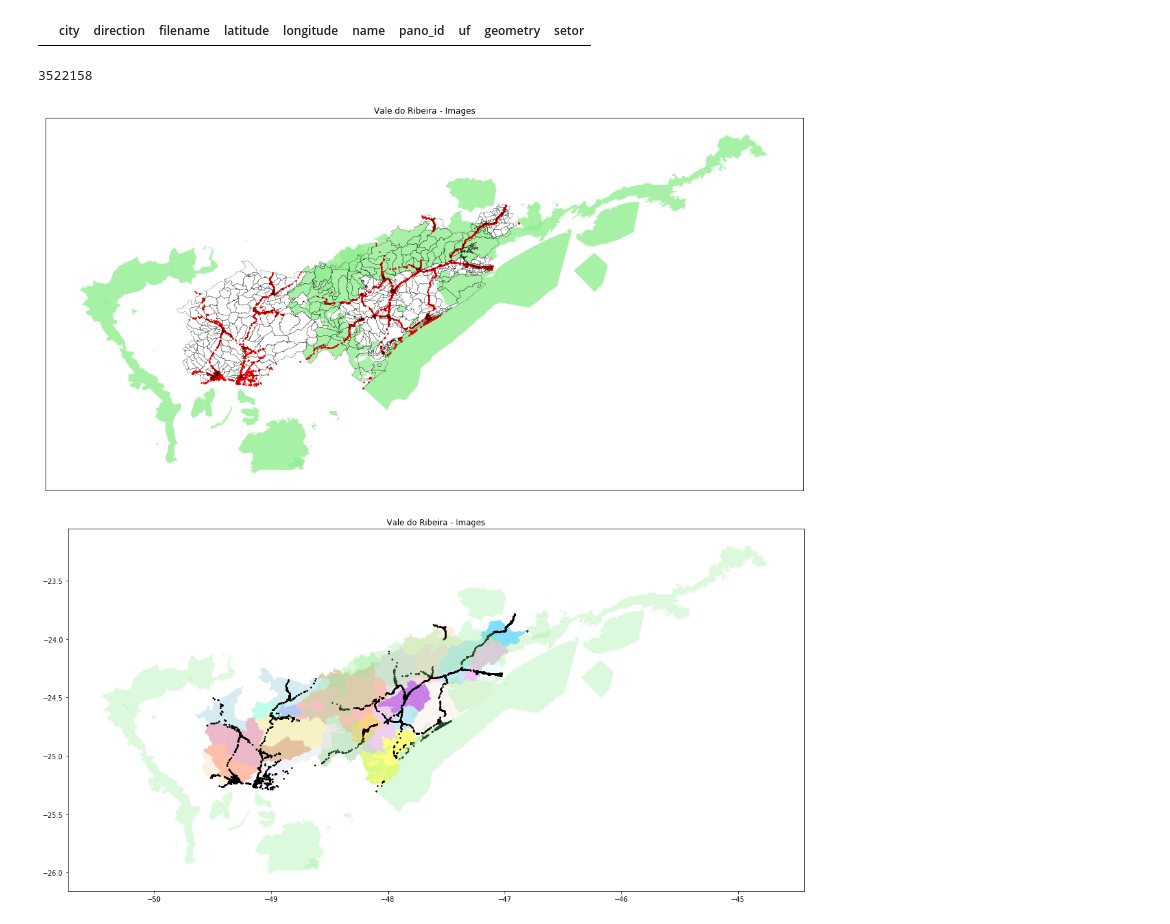
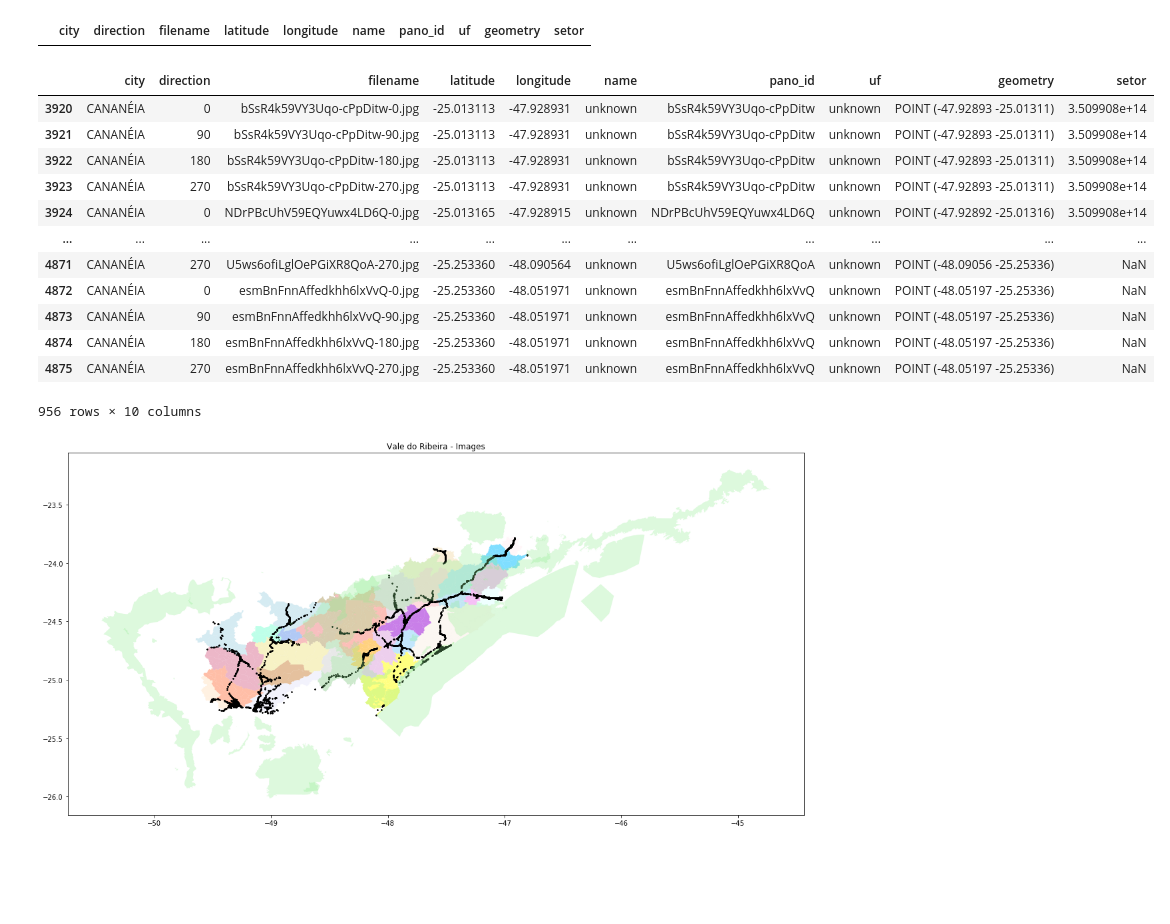
Before and after one commit to PARSECworld/streetsValeRibeira, a Jupyter notebook: street_crawler/2_StreetsImagesAnalysisPlots.ipynb, the cells around one changed output. Saved outputs shown, nothing was run; the diff lists cells and outputs as text; code cells hidden in the pictures; blank space fills up the shorter version.

```diff
--- a/street_crawler/2_StreetsImagesAnalysisPlots.ipynb
+++ b/street_crawler/2_StreetsImagesAnalysisPlots.ipynb
@@ -119,35 +124,23 @@ city_dots = geo[geo['city'] == 'BARRA DO CHAPÉU']
 city_dots
 # %% [output]
 |  | city | direction | filename | latitude | longitude | name | pano_id | uf | geometry | setor |
-# %%
-city_codes['ITAÓCA']
-# %% [output]
-3522158
-# %%
-fig, axs= plt.subplots(figsize=(20, 10))
-plt.title('Vale do Ribeira - Images')
-
-#colors = ['lightblue','lightgray','orange', 'yellow', 'salmon', 'linen'', 'cornsilk', 'lightcoral', 'cornflowerblue', 'lightcyan', 'plum', 'lightpink', 'deepskyblue', 'skyblue', 'lightskyblue', 'violet', 'darkviolet', 'aquamarine', 'lavenderblush', 'thistle', 'wheat', 'khaki', 'lavender', 'palevioletred', 'bisque', 'coral', 'peru']
-vr = gpd.read_file('../raw_data/shapefiles/vale_ribeira.dbf')
-uc = gpd.read_file('../raw_data/shapefiles/UnidadesConservação/ucs_filtradas.shx')
-
-vr.boundary.plot(edgecolor='black', ax=axs, linewidth=0.23) #contourn
-uc_plot = uc.plot(ax=axs, color='lightgreen', alpha=0.8)
-
-for city in geo['city'].unique():
-    city_dots = geo[geo['city'] == city]
-    #print(city)
-    city_area = vale[vale['CD_GEOCODM'] == str(city_codes[city])]
-
-    #area_plot = city_area.plot(ax=axs, color='white', alpha=0.5, edgecolor='black')
-    images_plot = city_dots.plot(ax=axs, markersize=0.8, color='red')
-
-axs.axes.get_xaxis().set_visible(False)
-axs.axes.get_yaxis().set_visible(False)
-axs.set_aspect('equal')
-#plot_colorbar(axs)
-# %% [output]
-[figure, removed]
+# %%
+city_dots = geo[geo['city'] == 'CANANÉIA']
+city_dots
+# %% [output]
+|  | city | direction | filename | latitude | longitude | name | pano_id | uf | geometry | setor |
+| 3920 | CANANÉIA | 0 | bSsR4k59VY3Uqo-cPpDitw-0.jpg | -25.013113 | -47.928931 | unknown | bSsR4k59VY3Uqo-cPpDitw | unknown | POINT (-47.92893 -25.01311) | 3.509908e+14 |
+| 3921 | CANANÉIA | 90 | bSsR4k59VY3Uqo-cPpDitw-90.jpg | -25.013113 | -47.928931 | unknown | bSsR4k59VY3Uqo-cPpDitw | unknown | POINT (-47.92893 -25.01311) | 3.509908e+14 |
+| 3922 | CANANÉIA | 180 | bSsR4k59VY3Uqo-cPpDitw-180.jpg | -25.013113 | -47.928931 | unknown | bSsR4k59VY3Uqo-cPpDitw | unknown | POINT (-47.92893 -25.01311) | 3.509908e+14 |
+| 3923 | CANANÉIA | 270 | bSsR4k59VY3Uqo-cPpDitw-270.jpg | -25.013113 | -47.928931 | unknown | bSsR4k59VY3Uqo-cPpDitw | unknown | POINT (-47.92893 -25.01311) | 3.509908e+14 |
+| 3924 | CANANÉIA | 0 | NDrPBcUhV59EQYuwx4LD6Q-0.jpg | -25.013165 | -47.928915 | unknown | NDrPBcUhV59EQYuwx4LD6Q | unknown | POINT (-47.92892 -25.01316) | 3.509908e+14 |
+| ... | ... | ... | ... | ... | ... | ... | ... | ... | ... | ... |
+| 4871 | CANANÉIA | 270 | U5ws6ofiLglOePGiXR8QoA-270.jpg | -25.253360 | -48.090564 | unknown | U5ws6ofiLglOePGiXR8QoA | unknown | POINT (-48.09056 -25.25336) | NaN |
+| 4872 | CANANÉIA | 0 | esmBnFnnAffedkhh6lxVvQ-0.jpg | -25.253360 | -48.051971 | unknown | esmBnFnnAffedkhh6lxVvQ | unknown | POINT (-48.05197 -25.25336) | NaN |
+| 4873 | CANANÉIA | 90 | esmBnFnnAffedkhh6lxVvQ-90.jpg | -25.253360 | -48.051971 | unknown | esmBnFnnAffedkhh6lxVvQ | unknown | POINT (-48.05197 -25.25336) | NaN |
+| 4874 | CANANÉIA | 180 | esmBnFnnAffedkhh6lxVvQ-180.jpg | -25.253360 | -48.051971 | unknown | esmBnFnnAffedkhh6lxVvQ | unknown | POINT (-48.05197 -25.25336) | NaN |
+| 4875 | CANANÉIA | 270 | esmBnFnnAffedkhh6lxVvQ-270.jpg | -25.253360 | -48.051971 | unknown | esmBnFnnAffedkhh6lxVvQ | unknown | POINT (-48.05197 -25.25336) | NaN |
+956 rows × 10 columns
 # %%
 fig, axs= plt.subplots(figsize=(20, 10))
 plt.title('Vale do Ribeira - Images')
```
Also changed, not shown: parts of 2 cells of this notebook.
